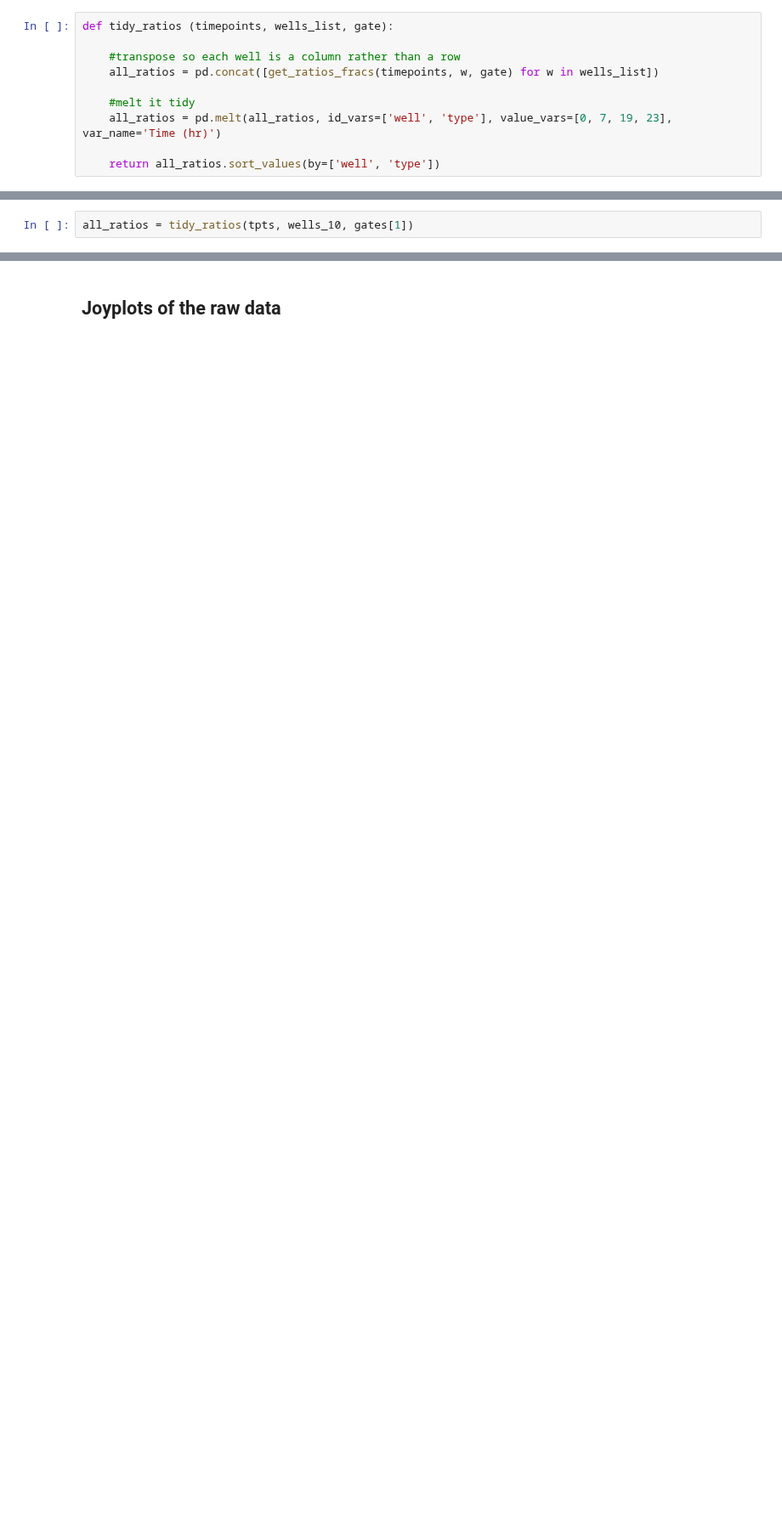
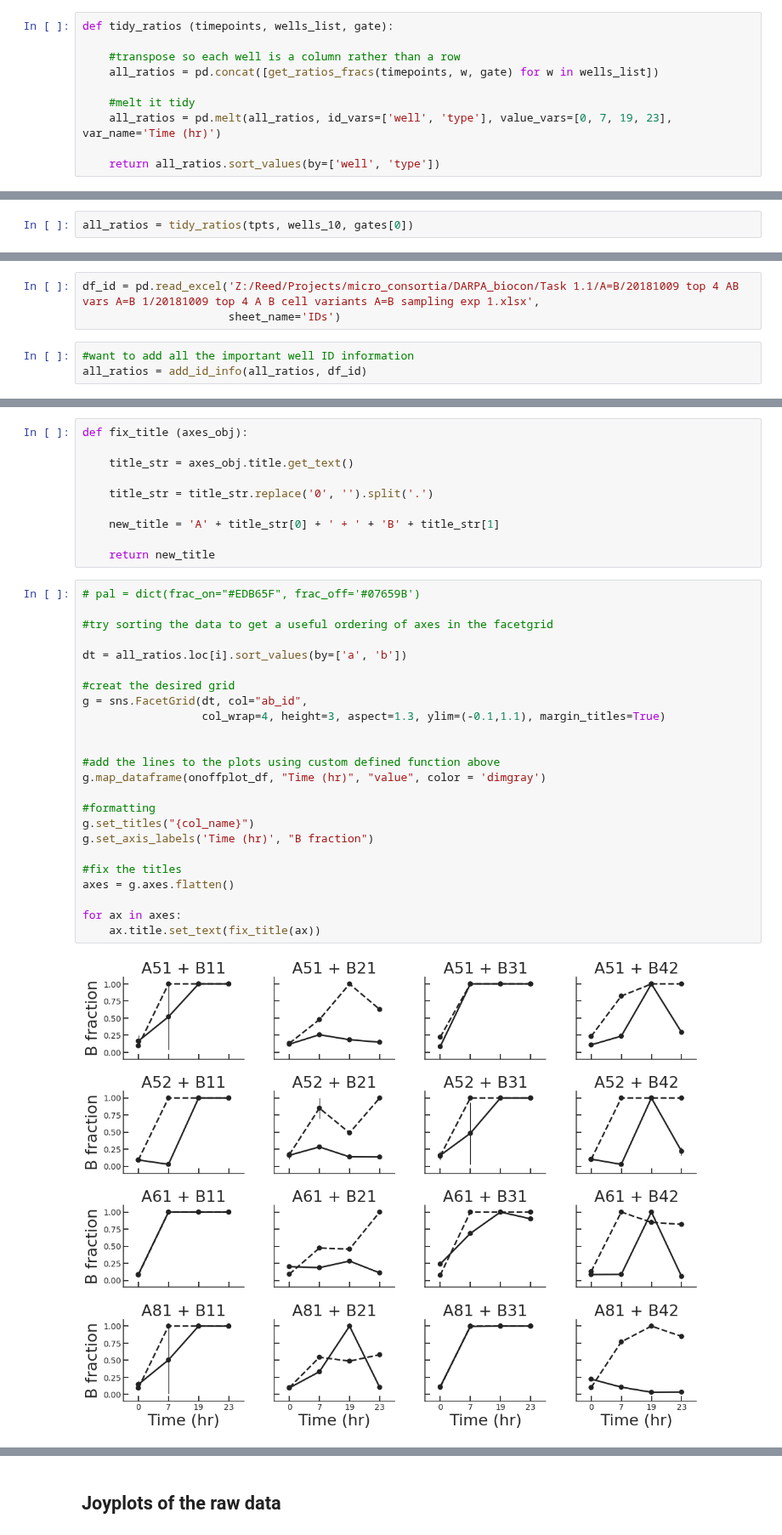
Before and after one commit to geezerbriefs/xpspython, a Jupyter notebook: flow/plot A=B flow data.ipynb, the cells around one changed output, grey strips where cells are left out. Shown at 85% size. Saved outputs shown, nothing was run; the diff lists cells and outputs as text; blank space fills up the shorter version.

```diff
--- a/flow/plot A=B flow data.ipynb
+++ b/flow/plot A=B flow data.ipynb
@@ -141,2 +174,2 @@ def tidy_ratios (timepoints, wells_list, gate):
 # %%
-all_ratios = tidy_ratios(tpts, wells_10, gates[1])
+all_ratios = tidy_ratios(tpts, wells_10, gates[0])
@@ -157,0 +176,6 @@ g.set_axis_labels('Time (hr)', "Fraction")
+# %%
+df_id = pd.read_excel('Z:/Reed/Projects/micro_consortia/DARPA_biocon/Task 1.1/A=B/20181009 top 4 AB vars A=B 1/20181009 top 4 A B cell variants A=B sampling exp 1.xlsx',
+                      sheet_name='IDs')
+# %%
+#want to add all the important well ID information
+all_ratios = add_id_info(all_ratios, df_id)
@@ -158 +232,37 @@ g.set_axis_labels('Time (hr)', "Fraction")
+# %%
+def fix_title (axes_obj):
+
+    title_str = axes_obj.title.get_text()
+
+    title_str = title_str.replace('0', '').split('.')
+
+    new_title = 'A' + title_str[0] + ' + ' + 'B' + title_str[1]
+
+    return new_title
+# %%
+# pal = dict(frac_on="#EDB65F", frac_off='#07659B')
+
+#try sorting the data to get a useful ordering of axes in the facetgrid
+
+dt = all_ratios.loc[i].sort_values(by=['a', 'b'])
+
+#creat the desired grid
+g = sns.FacetGrid(dt, col="ab_id",
+                  col_wrap=4, height=3, aspect=1.3, ylim=(-0.1,1.1), margin_titles=True)
+
+
+#add the lines to the plots using custom defined function above
+g.map_dataframe(onoffplot_df, "Time (hr)", "value", color = 'dimgray')
+
+#formatting
+g.set_titles("{col_name}")
+g.set_axis_labels('Time (hr)', "B fraction")
+
+#fix the titles
+axes = g.axes.flatten()
+
+for ax in axes:
+    ax.title.set_text(fix_title(ax))
+# %% [output]
+[figure, added]
 # %%
```
Also changed, not shown: parts of 11 cells of this notebook.
